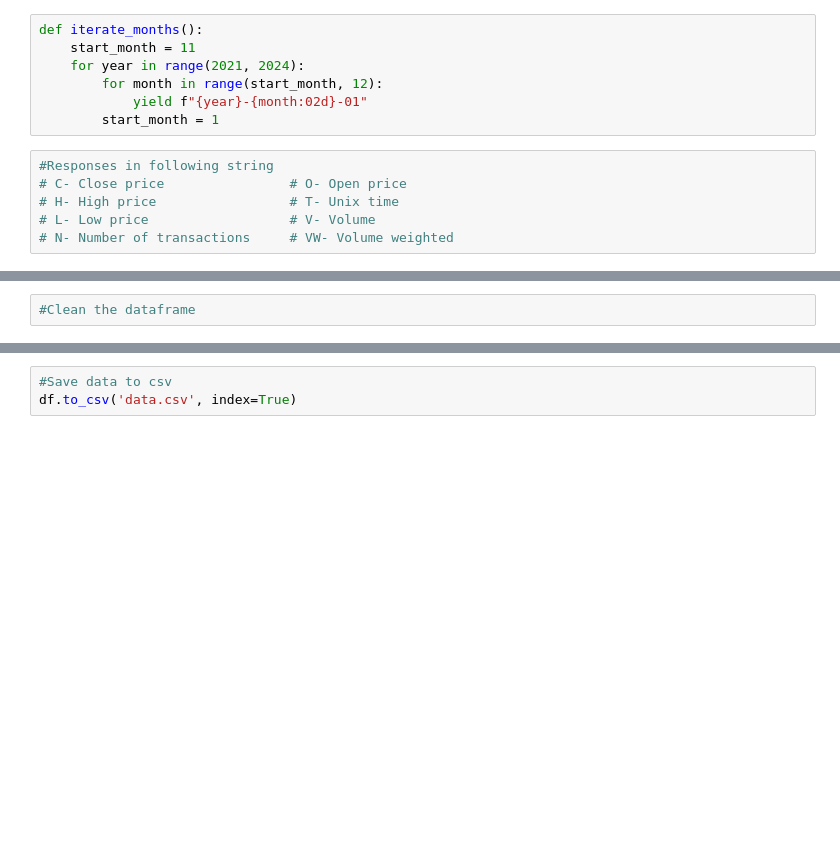
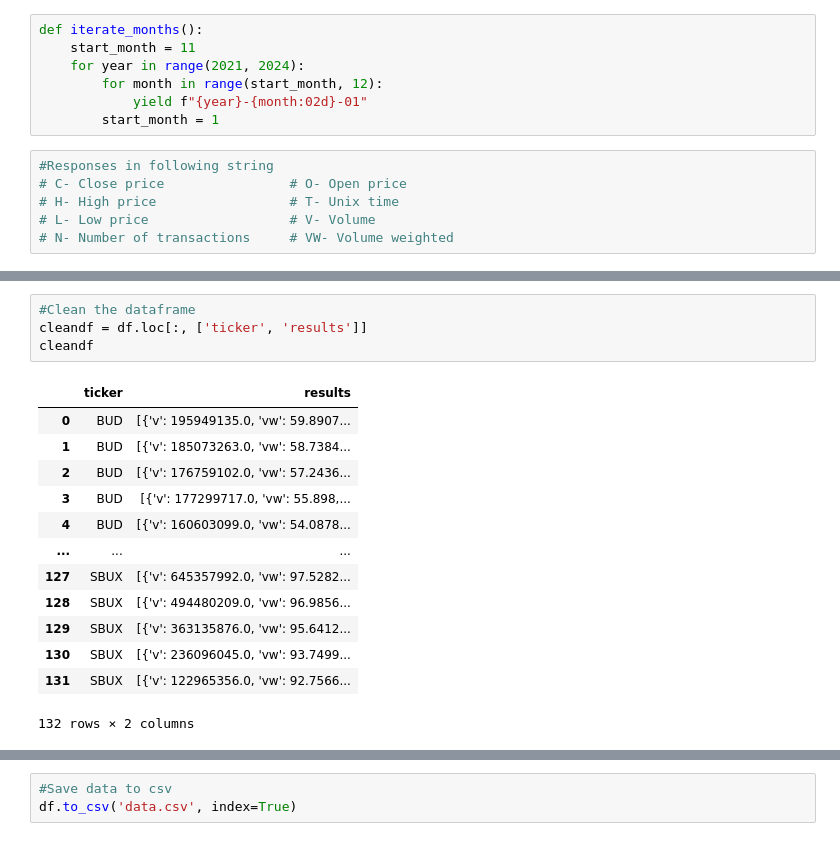
Before and after one commit to DKAce330/Project-1, a Jupyter notebook: Data_Extraction.ipynb, the cells around one changed output, grey strips where cells are left out. Saved outputs shown, nothing was run; the diff lists cells and outputs as text; blank space fills up the shorter version.

```diff
--- a/Data_Extraction.ipynb
+++ b/Data_Extraction.ipynb
@@ -94,2 +93,18 @@ df.head()
 # %%
 #Clean the dataframe
+cleandf = df.loc[:, ['ticker', 'results']]
+cleandf
+# %% [output]
+|  | ticker | results |
+| 0 | BUD | [{'v': 195949135.0, 'vw': 59.8907... |
+| 1 | BUD | [{'v': 185073263.0, 'vw': 58.7384... |
+| 2 | BUD | [{'v': 176759102.0, 'vw': 57.2436... |
+| 3 | BUD | [{'v': 177299717.0, 'vw': 55.898,... |
+| 4 | BUD | [{'v': 160603099.0, 'vw': 54.0878... |
+| ... | ... | ... |
+| 127 | SBUX | [{'v': 645357992.0, 'vw': 97.5282... |
+| 128 | SBUX | [{'v': 494480209.0, 'vw': 96.9856... |
+| 129 | SBUX | [{'v': 363135876.0, 'vw': 95.6412... |
+| 130 | SBUX | [{'v': 236096045.0, 'vw': 93.7499... |
+| 131 | SBUX | [{'v': 122965356.0, 'vw': 92.7566... |
+132 rows × 2 columns
```
Also changed, not shown: parts of 4 cells of this notebook, 5 other files.
